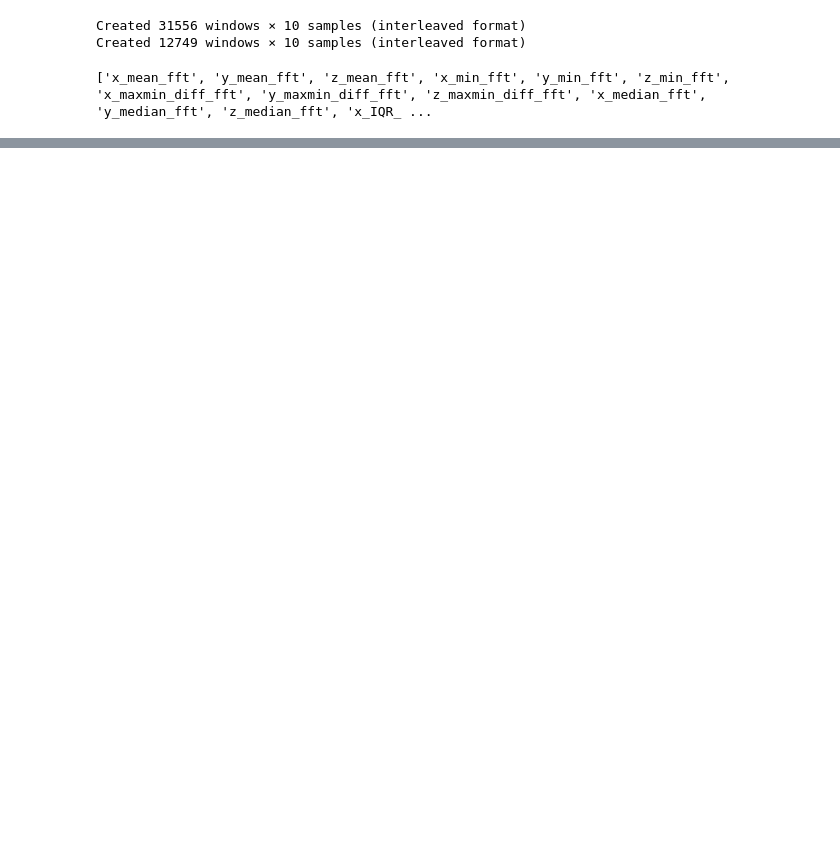
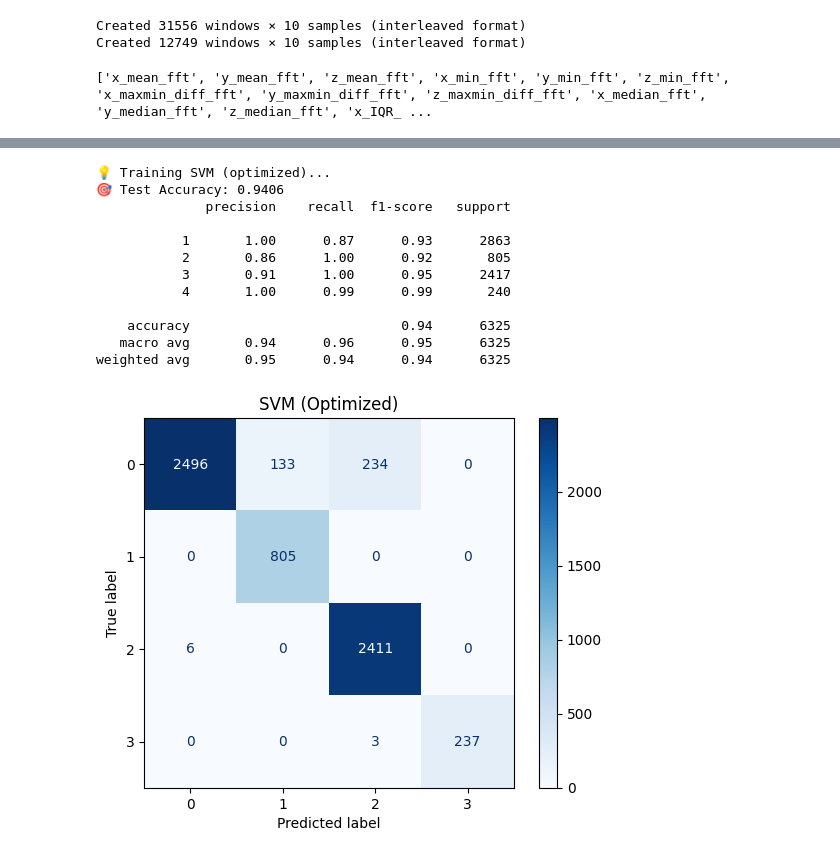
Before and after one commit to tranhuunam00/Master_2024, a Jupyter notebook: new_sleep_posture_2025/train/train.ipynb, the cells around one changed output, grey strips where cells are left out. Drawn from its saved outputs; the diff is of its cells as text; code cells hidden in the pictures; blank space fills up the shorter version.

```diff
--- a/new_sleep_posture_2025/train/train.ipynb
+++ b/new_sleep_posture_2025/train/train.ipynb
@@ -66,0 +215,17 @@ features_all_test = pd.concat([features_test, features_fft_test], axis=1)
+# %%
+from models import train_SVM
+modelSVM = train_SVM(features_all, features_all_test, train_labels, train_labels_test)
+# %% [output]
+💡 Training SVM (optimized)...
+🎯 Test Accuracy: 0.9406
+              precision    recall  f1-score   support
+
+           1       1.00      0.87      0.93      2863
+           2       0.86      1.00      0.92       805
+           3       0.91      1.00      0.95      2417
+           4       1.00      0.99      0.99       240
+
+    accuracy                           0.94      6325
+   macro avg       0.94      0.96      0.95      6325
+weighted avg       0.95      0.94      0.94      6325
+[figure, added]
```
Also changed, not shown: parts of 13 cells of this notebook, 4 other files.
